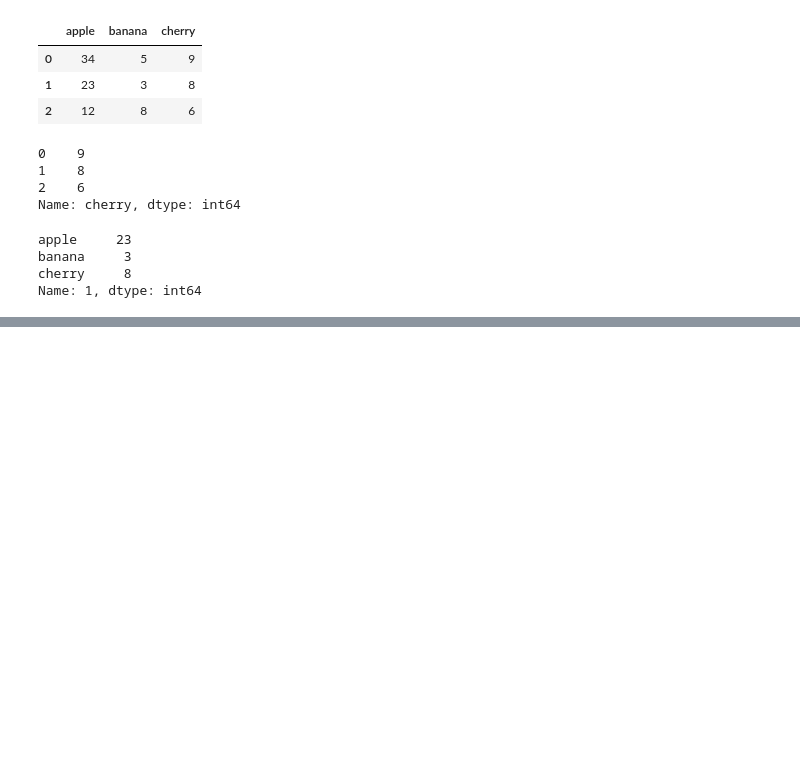
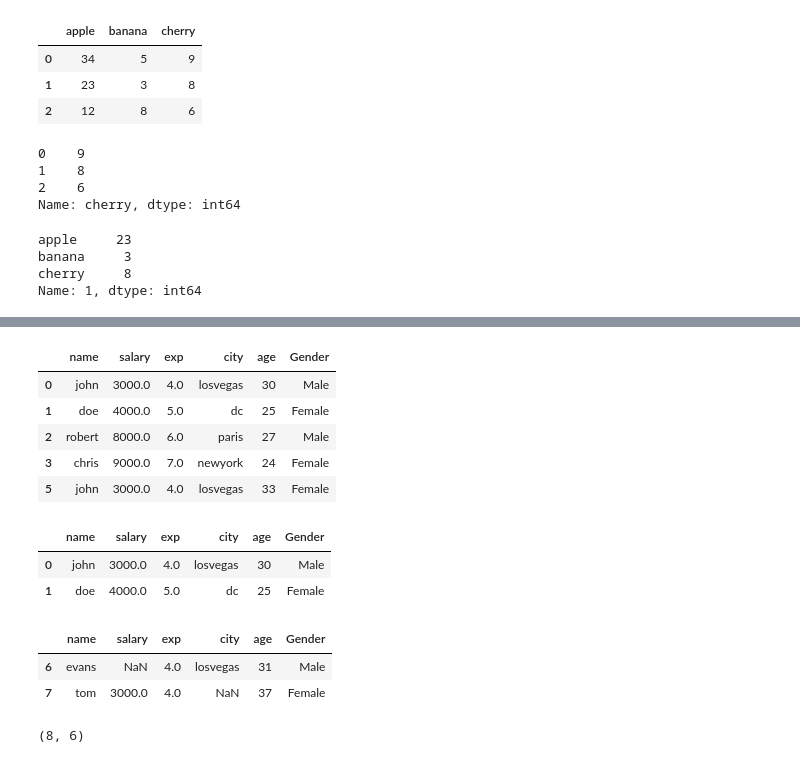
Before and after one commit to senthilkumarb0409/DATA_ANALYSIS_TopicsPractice, a Jupyter notebook: PythonPractice_github/fifthweek07042025_11042025.ipynb, the cells around one changed output, grey strips where cells are left out. Cells and saved outputs as stored; diff of their text form; code cells hidden in the pictures; blank space fills up the shorter version.

```diff
--- a/PythonPractice_github/fifthweek07042025_11042025.ipynb
+++ b/PythonPractice_github/fifthweek07042025_11042025.ipynb
@@ -770,0 +783,26 @@ Name: 1, dtype: int64
+# %%
+df1 = df.dropna()
+df1
+# %% [output]
+|  | name | salary | exp | city | age | Gender |
+| 0 | john | 3000.0 | 4.0 | losvegas | 30 | Male |
+| 1 | doe | 4000.0 | 5.0 | dc | 25 | Female |
+| 2 | robert | 8000.0 | 6.0 | paris | 27 | Male |
+| 3 | chris | 9000.0 | 7.0 | newyork | 24 | Female |
+| 5 | john | 3000.0 | 4.0 | losvegas | 33 | Female |
+# %%
+df.head(2)
+# %% [output]
+|  | name | salary | exp | city | age | Gender |
+| 0 | john | 3000.0 | 4.0 | losvegas | 30 | Male |
+| 1 | doe | 4000.0 | 5.0 | dc | 25 | Female |
+# %%
+df.tail(2)
+# %% [output]
+|  | name | salary | exp | city | age | Gender |
+| 6 | evans | NaN | 4.0 | losvegas | 31 | Male |
+| 7 | tom | 3000.0 | 4.0 | NaN | 37 | Female |
+# %%
+df.shape
+# %% [output]
+(8, 6)
```
Also changed, not shown: parts of 7 cells of this notebook.
